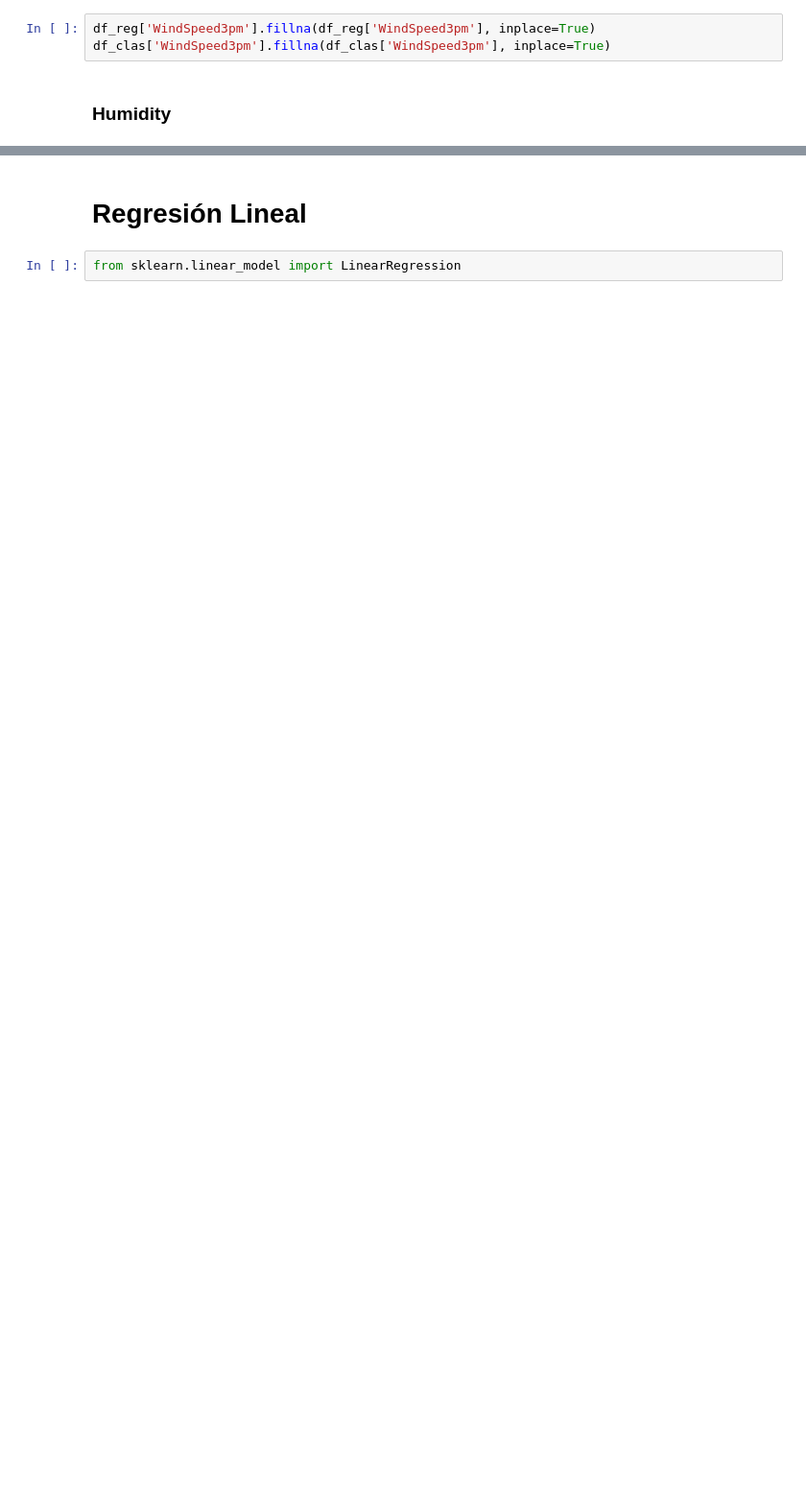
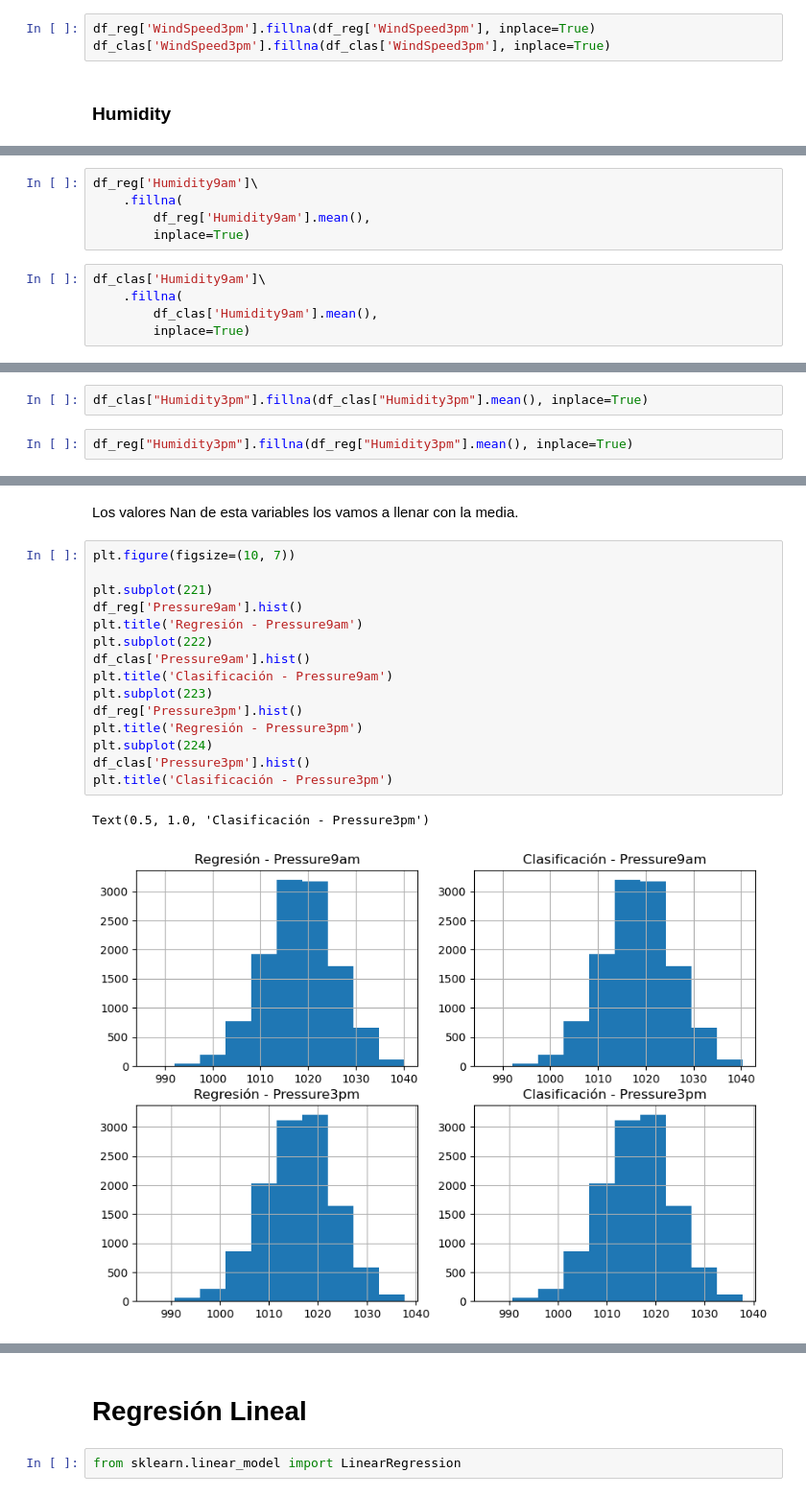
Before and after one commit to Isaiasgaray/aa_1, a Jupyter notebook: notebook_final.ipynb, the cells around one changed output, grey strips where cells are left out. Shown at 96% size. Cells and saved outputs as stored; diff of their text form; blank space fills up the shorter version.

```diff
--- a/notebook_final.ipynb
+++ b/notebook_final.ipynb
@@ -343,0 +389,10 @@ df_clas['Humidity9am'].hist()
+# %%
+df_reg['Humidity9am']\
+    .fillna(
+        df_reg['Humidity9am'].mean(),
+        inplace=True)
+# %%
+df_clas['Humidity9am']\
+    .fillna(
+        df_clas['Humidity9am'].mean(),
+        inplace=True)
@@ -343,0 +411,4 @@ df_clas['Humidity9am'].hist()
+# %%
+df_clas["Humidity3pm"].fillna(df_clas["Humidity3pm"].mean(), inplace=True)
+# %%
+df_reg["Humidity3pm"].fillna(df_reg["Humidity3pm"].mean(), inplace=True)
@@ -343,0 +417,20 @@ df_clas['Humidity9am'].hist()
+# %% [markdown]
+Los valores Nan de esta variables los vamos a llenar con la media.
+# %%
+plt.figure(figsize=(10, 7))
+
+plt.subplot(221)
+df_reg['Pressure9am'].hist()
+plt.title('Regresión - Pressure9am')
+plt.subplot(222)
+df_clas['Pressure9am'].hist()
+plt.title('Clasificación - Pressure9am')
+plt.subplot(223)
+df_reg['Pressure3pm'].hist()
+plt.title('Regresión - Pressure3pm')
+plt.subplot(224)
+df_clas['Pressure3pm'].hist()
+plt.title('Clasificación - Pressure3pm')
+# %% [output]
+Text(0.5, 1.0, 'Clasificación - Pressure3pm')
+[figure, added]
```
Also changed, not shown: parts of 78 cells of this notebook.
